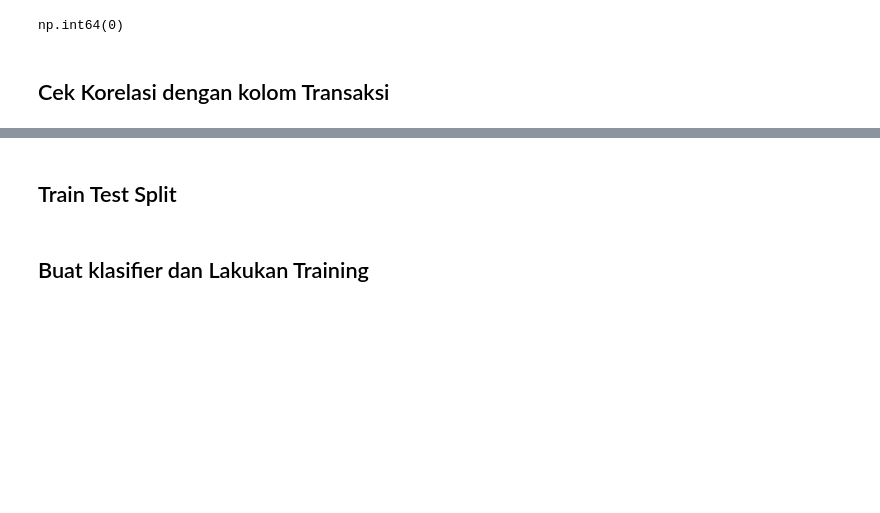
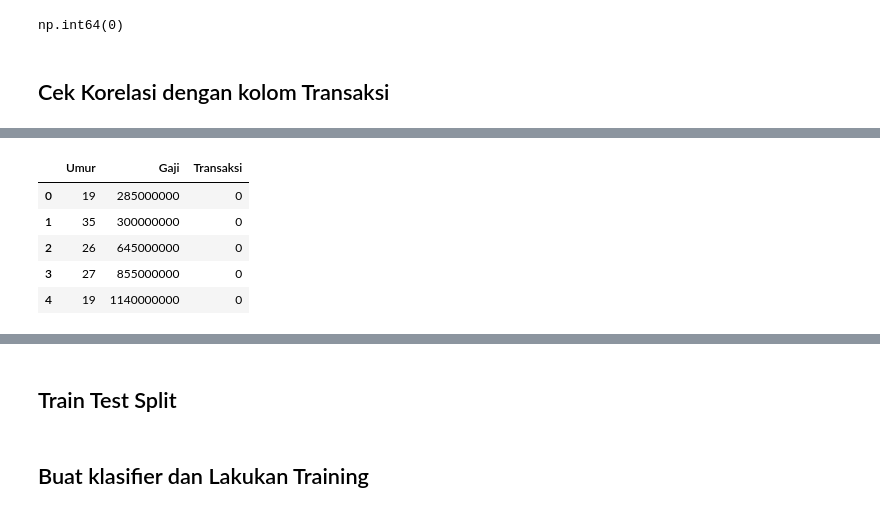
Before and after one commit to ImNotDanish05/2025_KC_TI-1A, a Jupyter notebook: P8_Jobsheet_Supervise_Learning_Classification.ipynb, the cells around one changed output, grey strips where cells are left out. Drawn from its saved outputs; the diff is of its cells as text; code cells hidden in the pictures; blank space fills up the shorter version.

```diff
--- a/P8_Jobsheet_Supervise_Learning_Classification.ipynb
+++ b/P8_Jobsheet_Supervise_Learning_Classification.ipynb
@@ -93,6 +93,8 @@ dataset.duplicated().sum()
 np.int64(0)
 # %% [markdown]
 ## Cek Korelasi dengan kolom Transaksi
+# %%
+dataset.drop(['ID', 'Jenis_Kelamin'],axis=1,inplace=True)
 # %%
 dataset.corr()['Transaksi']
 # %% [output]
@@ -100,2 +106,11 @@ ValueError: could not convert string to float: 'Pria'
+# %%
+dataset.head()
+# %% [output]
+|  | Umur | Gaji | Transaksi |
+| 0 | 19 | 285000000 | 0 |
+| 1 | 35 | 300000000 | 0 |
+| 2 | 26 | 645000000 | 0 |
+| 3 | 27 | 855000000 | 0 |
+| 4 | 19 | 1140000000 | 0 |
 # %%
 # Memilih Umur & Gaji Sebagai Data Fitur dan Transaksi sebagai Data Label
```
Also changed, not shown: parts of 11 cells of this notebook.
